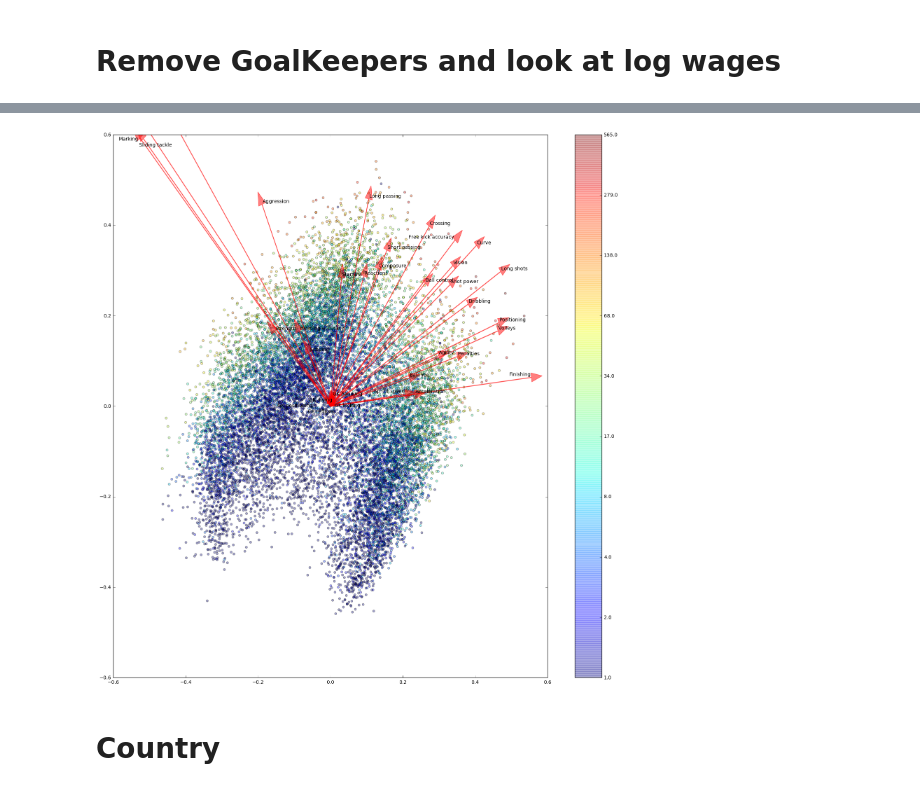
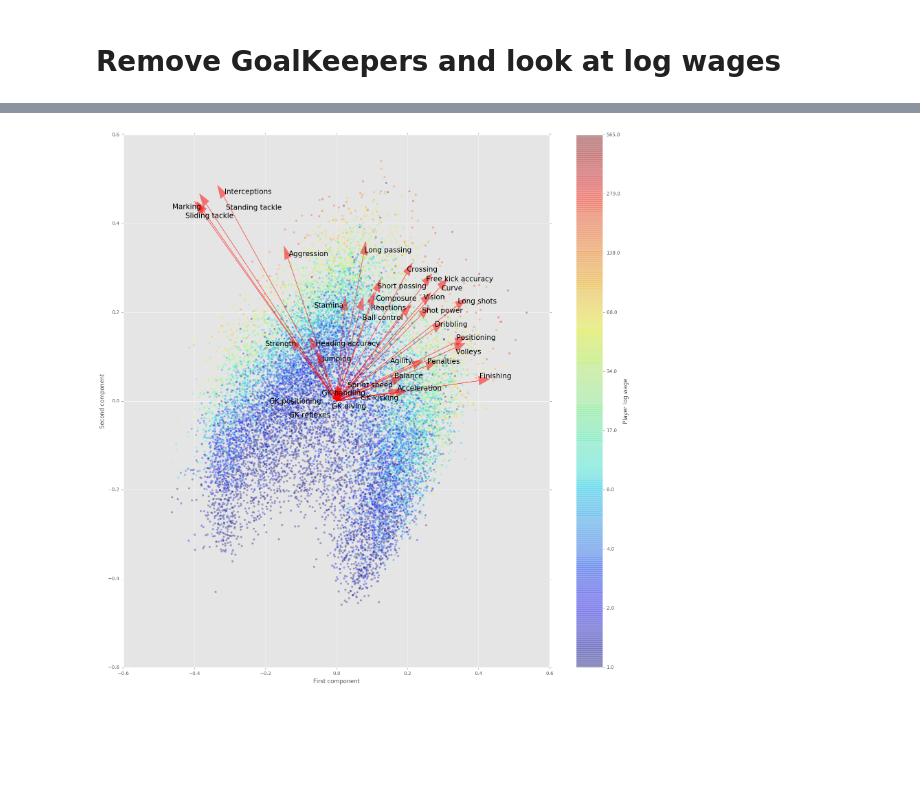
Before and after one commit to ReemaM20/Fifa18, a Jupyter notebook: fifa18 explore.ipynb, the cells around one changed output, grey strips where cells are left out. Saved outputs shown, nothing was run; the diff lists cells and outputs as text; code cells hidden in the pictures; blank space fills up the shorter version.

```diff
--- a/fifa18 explore.ipynb
+++ b/fifa18 explore.ipynb
@@ -25,10 +23,6 @@ display(HTML(data="""
 # %%
 players = pd.read_csv("CompleteDataset.csv")
 player_att = pd.read_csv("PlayerAttributeData.csv") #to get att names easier
-
-players["Wage"] = players["Wage"].replace('[\€K,]', '', regex=True).astype(float)
-players["Wage log"] = players["Wage"].apply(np.log)
-players["Wage log"] = players["Wage log"].fillna(0)
 players["Preferred Positions 1"] = players["Preferred Positions"].apply(lambda x: re.findall('^([\w\-]+)', x)[0])
 # if fowards 0, midfield = 1, defender = 2, GK = 3
 positions_map1 = {
@@ -47,8 +41,7 @@ positions_map1 = {
  'RW': 0,
  'RWB': 2,
  'ST': 0}
-attribute_names = player_att.columns[1:].values
-attribute_names = attribute_names[attribute_names!="ID"]
+
 players["Preferred Positions int"] = players["Preferred Positions 1"].replace(positions_map1)
 players = players.fillna(players.mean())
 # %%
@@ -62,8 +57,6 @@ attributes = get_attributes(players)
 position_col = players["Preferred Positions int"]
 # %%
 def dim_reduction(x):
-    scaler = StandardScaler()
-    attributes = scaler.fit_transform(x)
     dim_reduce = PCA(n_components=2)
     dim_reduce_fit = dim_reduce.fit_transform(x)
     return dim_reduce, dim_reduce_fit
@@ -77,12 +70,14 @@ def biplot(dim_reduce,coeff,labels=None,color="blue",alpha=0.5):
     scaley = 1.0/(ys.max() - ys.min())
 
     cax = ax.scatter(xs*scalex,ys*scaley,c = color,alpha=0.35)
-    arrow_scale = 1.8
+    arrow_scale = 1.3
     annotations = []
     for i in range(n):
         ax.arrow(0, 0, coeff[i,0]*arrow_scale, coeff[i,1]*arrow_scale,color = 'red',linestyle="-",alpha=0.5)
-        annotations.append(ax.text(coeff[i,0]*arrow_scale, coeff[i,1]*arrow_scale, labels[i], color = 'black', ha = 'left', va = 'top'))
+        annotations.append(ax.text(coeff[i,0]*arrow_scale, coeff[i,1]*arrow_scale, labels[i], color = 'black', ha = 'left', va = 'top',fontsize=15))
     adjust_text(annotations)
+    ax.set_xlabel("First component")
+    ax.set_ylabel("Second component")
     return fig,cax
 # %%
 dim_reduce, dim_reduce_fit = dim_reduction(attributes)
@@ -101,0 +94,13 @@ wage_col = no_gks["Wage log"]
+# %%
+no_gks = players.loc[players["Preferred Positions 1"]!="GK"]
+no_gks["Wage"] = no_gks["Wage"].replace('[\€K,]', '', regex=True).astype(float)
+no_gks["Wage log"] = no_gks["Wage"].apply(np.log)
+no_gks["Wage log"] = no_gks["Wage log"].fillna(0)
+no_gks["Wage log"][np.isinf(no_gks["Wage log"])] = 0 #some people have negative wages :S. set them to zero
+attributes = get_attributes(no_gks)
+dim_reduce, dim_reduce_fit = dim_reduction(attributes)
+wage_col = no_gks["Wage log"]
+fig, (ax1, ax2) = plt.subplots(nrows=1,ncols=2,figsize=(20,5))
+ax1.hist(no_gks["Wage"],bins=10,edgecolor = "k"); ax1.set_xlabel("Wage"); ax1.set_ylabel("Frequency");
+ax2.hist(no_gks["Wage log"],bins=10,edgecolor = "k"); ax2.set_ylabel("Frequency"); ax2.set_xlabel("Log wage")
+plt.show()
@@ -102,10 +109,10 @@ wage_col = no_gks["Wage log"]
 # %%
 fig, cax = biplot(dim_reduce_fit,np.transpose(dim_reduce.components_[0:2, :]),labels=attributes.columns.values,color=wage_col,alpha=0.9)
 ticks = np.linspace(0,wage_col.max(),10)
 cbar = fig.colorbar(cax, ticks=ticks)
 cbar.ax.set_yticklabels(np.exp(ticks).round())  # vertically oriented colorbar
+cbar.set_label("Player log wage")
+plt.savefig("fifa_by_lwage.png")
 plt.show()
 # %% [output]
-[figure, old version]
+[figure, new version]
-# %% [markdown]
-# Country
```
Also changed, not shown: parts of 6 cells of this notebook, 4 other files.
